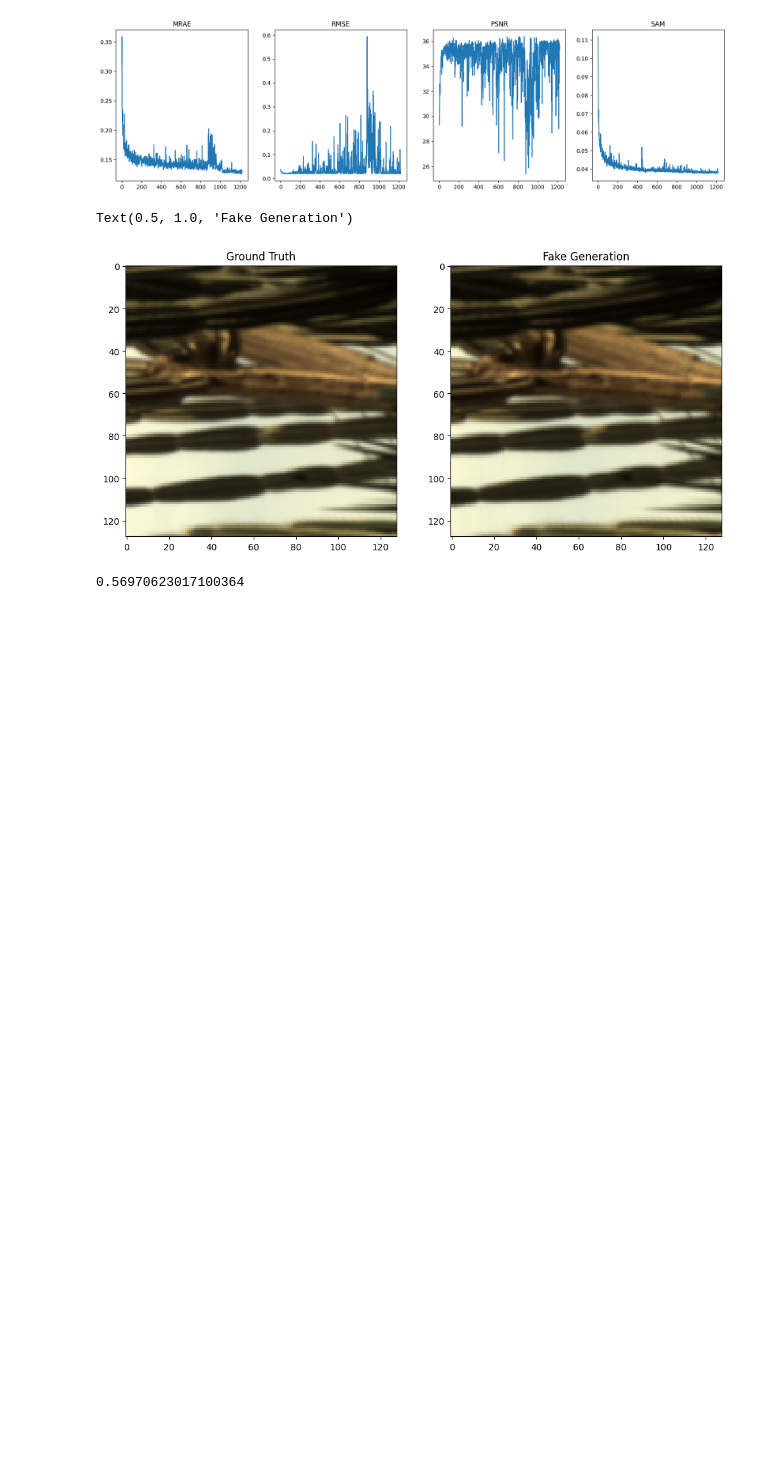
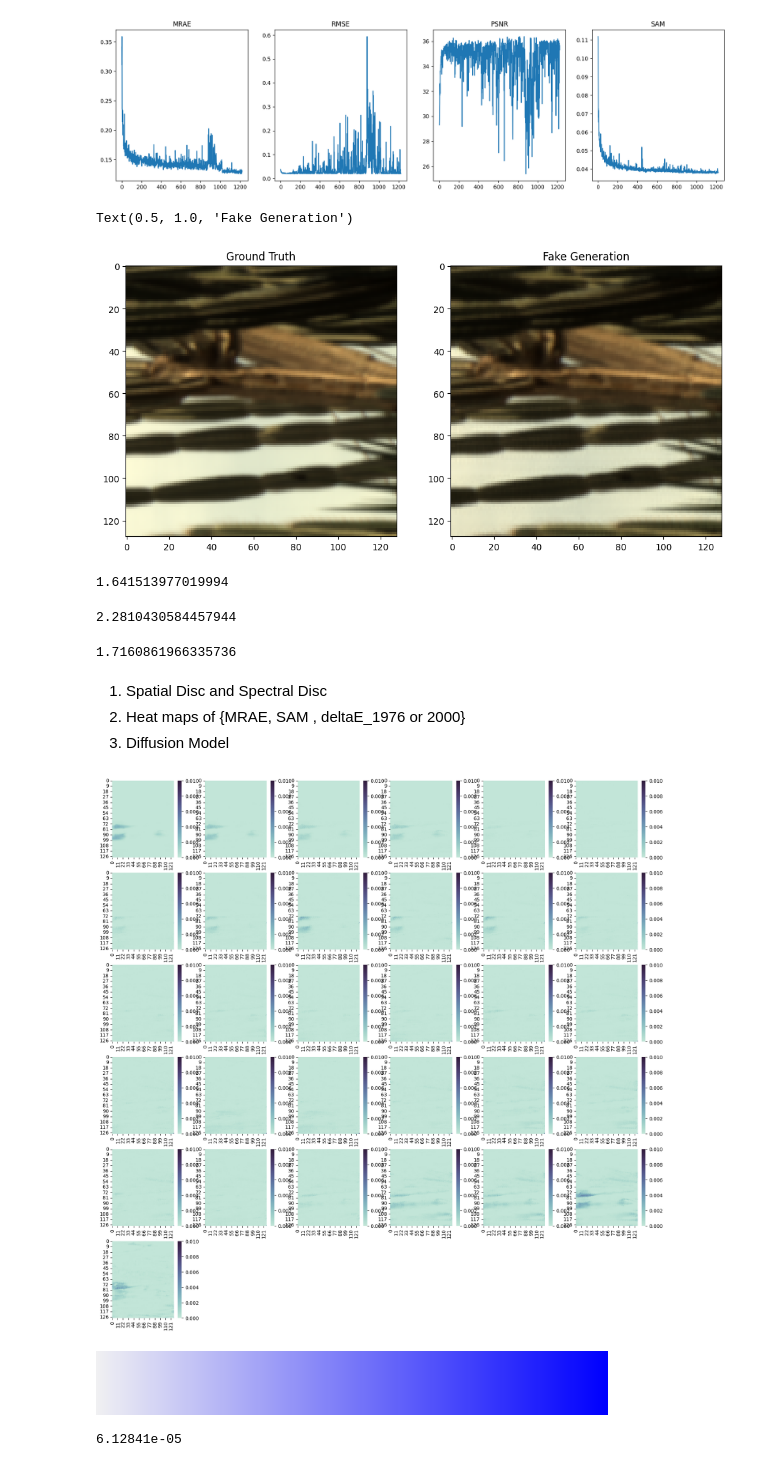
Before and after one commit to Karl-Liu-ch/Spectral_Reconstruction, a Jupyter notebook: visualization.ipynb, the cells around one changed output. Cells and saved outputs as stored; diff of their text form; code cells hidden in the pictures; blank space fills up the shorter version.

```diff
--- a/visualization.ipynb
+++ b/visualization.ipynb
@@ -48,8 +48,14 @@ import scipy.io
 import numpy as np
 import cv2
 # %%
-realroot = '/work3/s212645/Spectral_Reconstruction/RealHyperSpectrum/SNCWGANNoNoise/'
-fakeroot = '/work3/s212645/Spectral_Reconstruction/FakeHyperSpectrum/SNCWGANNoNoise/'
+realroot = '/work3/s212645/Spectral_Reconstruction/RealHyperSpectrum/SNCWGAN/'
+fakeroot = '/work3/s212645/Spectral_Reconstruction/FakeHyperSpectrum/SNCWGAN/'
+# realroot = '/work3/s212645/Spectral_Reconstruction/RealHyperSpectrum/D2GAN/'
+# fakeroot = '/work3/s212645/Spectral_Reconstruction/FakeHyperSpectrum/D2GAN/'
+# realroot = '/work3/s212645/Spectral_Reconstruction/RealHyperSpectrum/SNCWGANNoNoise/'
+# fakeroot = '/work3/s212645/Spectral_Reconstruction/FakeHyperSpectrum/SNCWGANNoNoise/'
+# realroot = '/work3/s212645/Spectral_Reconstruction/RealHyperSpectrum/SNCWGANNoNoise/'
+# fakeroot = '/work3/s212645/Spectral_Reconstruction/FakeHyperSpectrum/SNCWGANNoNoise/'
 
 name = '009.mat'
 
@@ -75,4 +81,41 @@ image1_lab = colour.XYZ_to_Lab(colour.sRGB_to_XYZ(real))
 image2_lab = colour.XYZ_to_Lab(colour.sRGB_to_XYZ(fake))
 colour.delta_E(image1_lab, image2_lab).mean()
 # %% [output]
-0.56970623017100364
+1.641513977019994
+# %%
+colour.delta_E(image1_lab, image2_lab, method="CIE 1976").mean()
+# %% [output]
+2.2810430584457944
+# %%
+colour.delta_E(image1_lab, image2_lab, method="CIE 1976").std()
+# %% [output]
+1.7160861966335736
+# %% [markdown]
+1. Spatial Disc and Spectral Disc
+2. Heat maps of {MRAE, SAM , deltaE_1976 or 2000}
+3. Diffusion Model
+# %%
+import seaborn as sns
+def MRAE(x,y):
+    return (x-y) ** 2
+fake = scipy.io.loadmat(fakeroot + name)['cube']
+# fake = (fake - fake.min()) / (fake.max()-fake.min())
+real = scipy.io.loadmat(realroot + name)['cube']
+# real = (real - real.min()) / (real.max()-real.min())
+# %%
+plt.figure(figsize=[20,20])
+COLOR = sns.cubehelix_palette(start=.5, rot=-.5, as_cmap=True)
+for i in range(31):
+    data = MRAE(real, fake)[:,:,i]
+    plt.subplot(6, 6, i+1)
+    sns.heatmap(data, vmin = 0, vmax = 0.01, cmap=COLOR)
+# %% [output]
+[figure, added]
+# %%
+sns.color_palette("light:b", as_cmap=True)
+# %% [output]
+[figure, added]
+# %%
+print(MRAE(fake, real).mean())
+# %% [output]
+6.12841e-05
```
Also changed, not shown: 5 other files.
